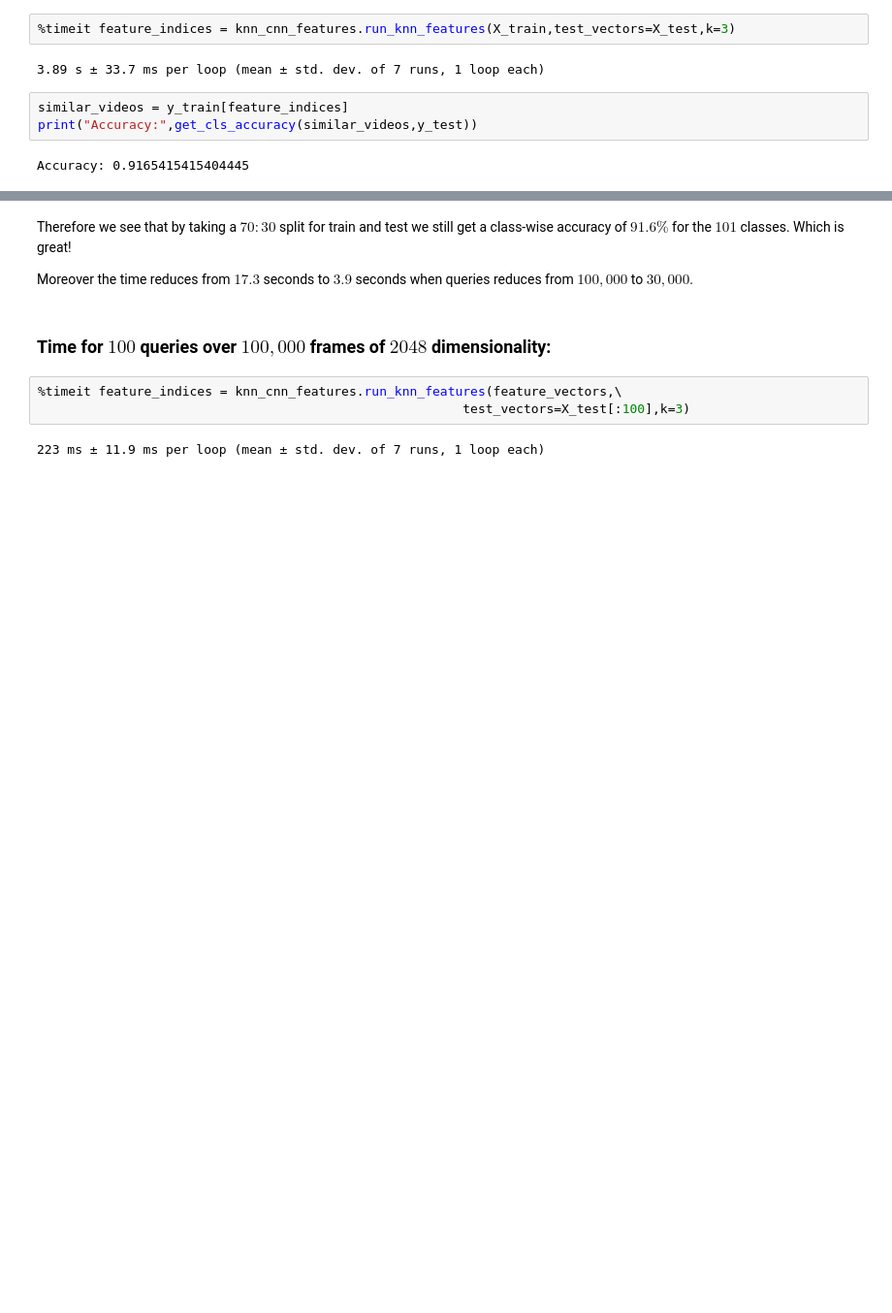
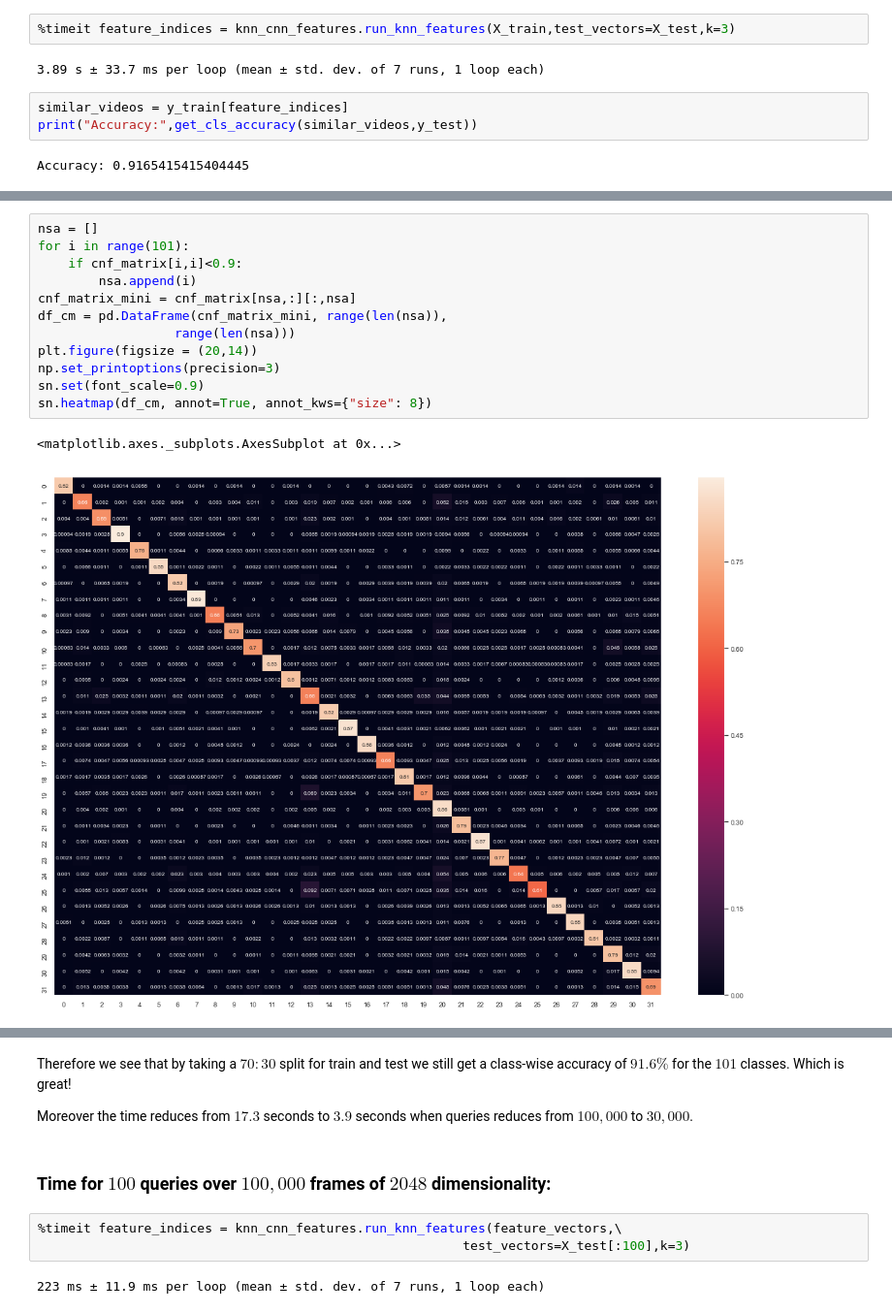
Before and after one commit to CoderHam/VideoSimilarity, a Jupyter notebook: feature_similarity.ipynb, the cells around one changed output, grey strips where cells are left out. Shown at 97% size. Saved outputs shown, nothing was run; the diff lists cells and outputs as text; blank space fills up the shorter version.

```diff
--- a/feature_similarity.ipynb
+++ b/feature_similarity.ipynb
@@ -184,0 +218,15 @@ Accuracy: 0.9165415415404445
+# %%
+nsa = []
+for i in range(101):
+    if cnf_matrix[i,i]<0.9:
+        nsa.append(i)
+cnf_matrix_mini = cnf_matrix[nsa,:][:,nsa]
+df_cm = pd.DataFrame(cnf_matrix_mini, range(len(nsa)),
+                  range(len(nsa)))
+plt.figure(figsize = (20,14))
+np.set_printoptions(precision=3)
+sn.set(font_scale=0.9)
+sn.heatmap(df_cm, annot=True, annot_kws={"size": 8})
+# %% [output]
+<matplotlib.axes._subplots.AxesSubplot at 0x...>
+[figure, added]
```
Also changed, not shown: parts of 11 cells of this notebook.
